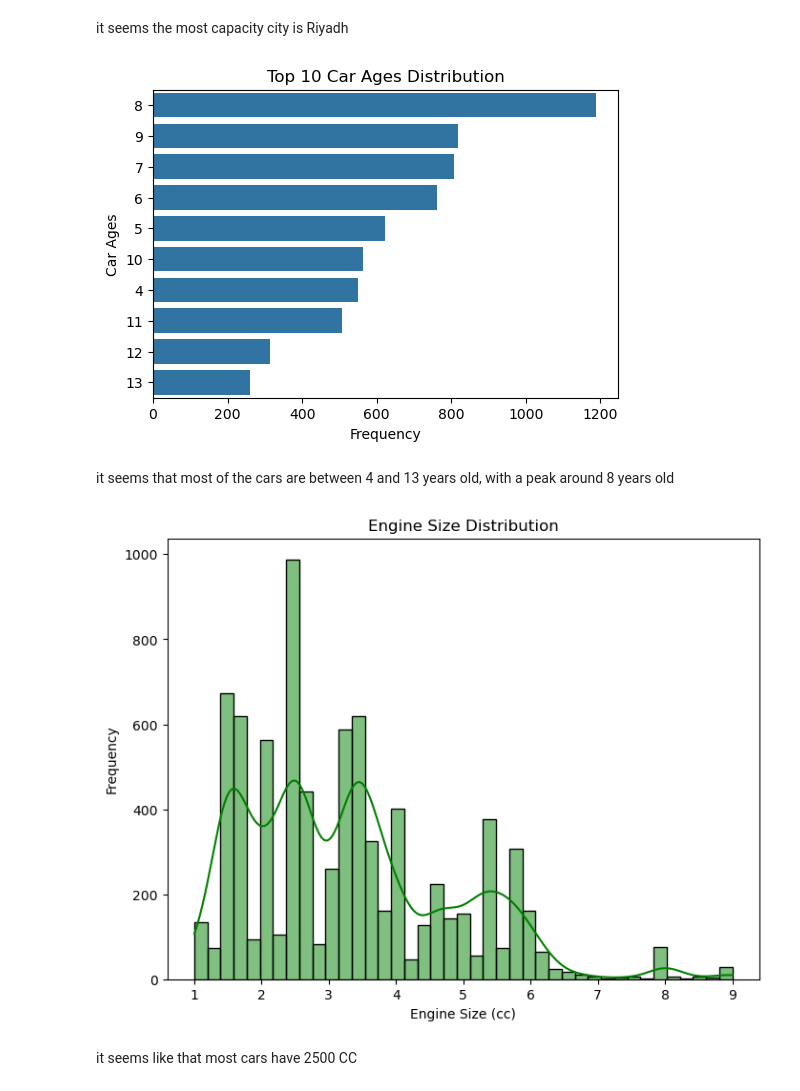
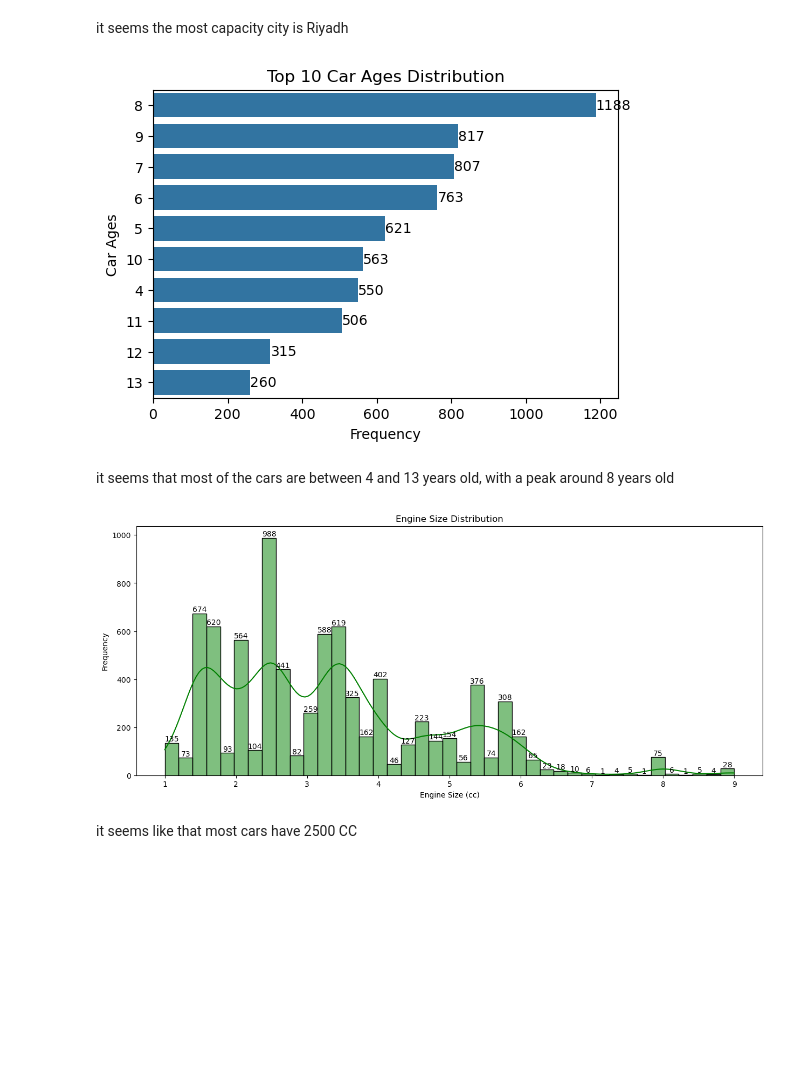
Before and after one commit to MoustafaMohamedMahmoud/Cars, a Jupyter notebook: pythonNote.ipynb, the cells around one changed output. Saved outputs shown, nothing was run; the diff lists cells and outputs as text; code cells hidden in the pictures; blank space fills up the shorter version.

```diff
--- a/pythonNote.ipynb
+++ b/pythonNote.ipynb
@@ -356,24 +384,32 @@ it seems the most capacity city is Riyadh
 top_Ages = df['Car_Age'].value_counts().nlargest(10).index
 
 plt.figure(figsize=(6, 4))
-sns.countplot(data=df[df['Car_Age'].isin(top_Ages)], y='Car_Age', order=top_Ages)
+
+
+ax = sns.countplot(data=df[df['Car_Age'].isin(top_Ages)], y='Car_Age', order=top_Ages)
+ax.bar_label(ax.containers[0])
+
 plt.title('Top 10 Car Ages Distribution')
 plt.xlabel('Frequency')
 plt.ylabel('Car Ages')
 plt.show()
 # %% [output]
-[figure, old version]
+[figure, new version]
 # %% [markdown]
 it seems that most of the cars are between 4 and 13 years old, with a peak around 8 years old
 # %%
-plt.figure(figsize=[8,6])
+plt.figure(figsize=[15,6])
 sns.histplot(data=df , x='Engine_Size', kde=True , color='g')
+
+ax = plt.gca()
+ax.bar_label(ax.containers[0])
+
 plt.title('Engine Size Distribution')
 plt.xlabel('Engine Size (cc)')
 plt.ylabel('Frequency')
 plt.show()
 # %% [output]
-[figure, old version]
+[figure, new version]
 # %% [markdown]
 it seems like that most cars have 2500 CC
 # %% [markdown]
```
Also changed, not shown: parts of 14 cells of this notebook.
